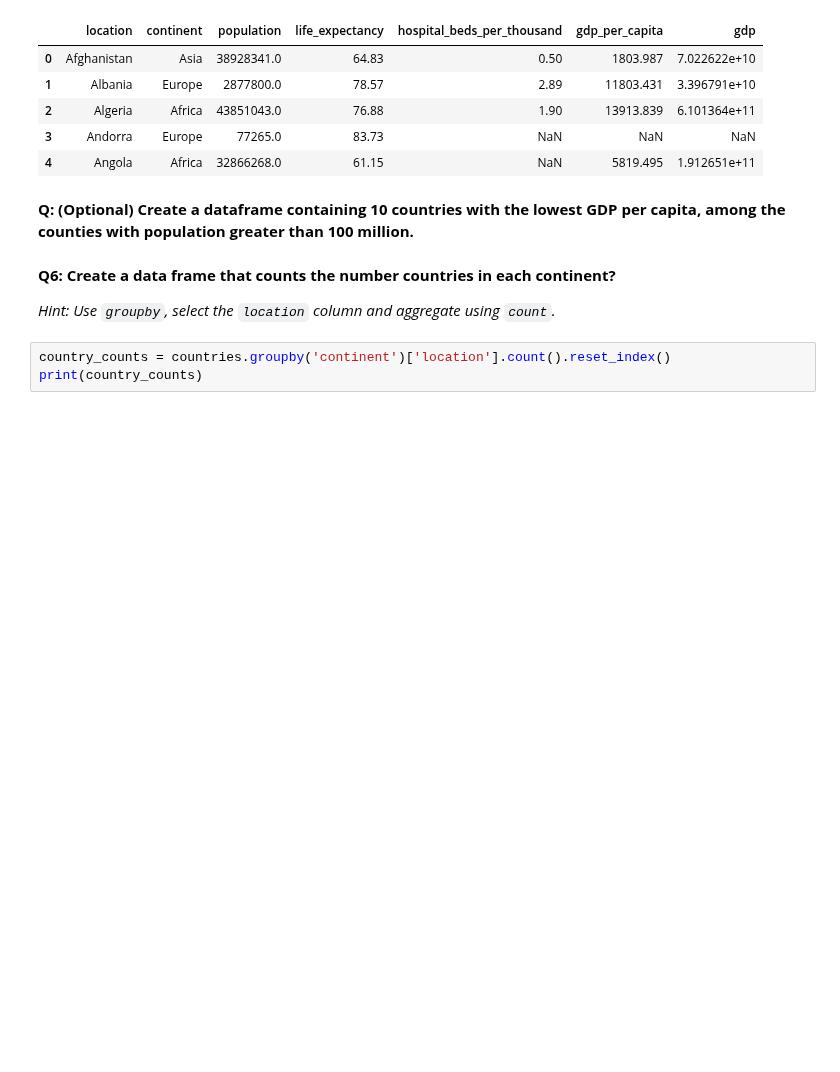
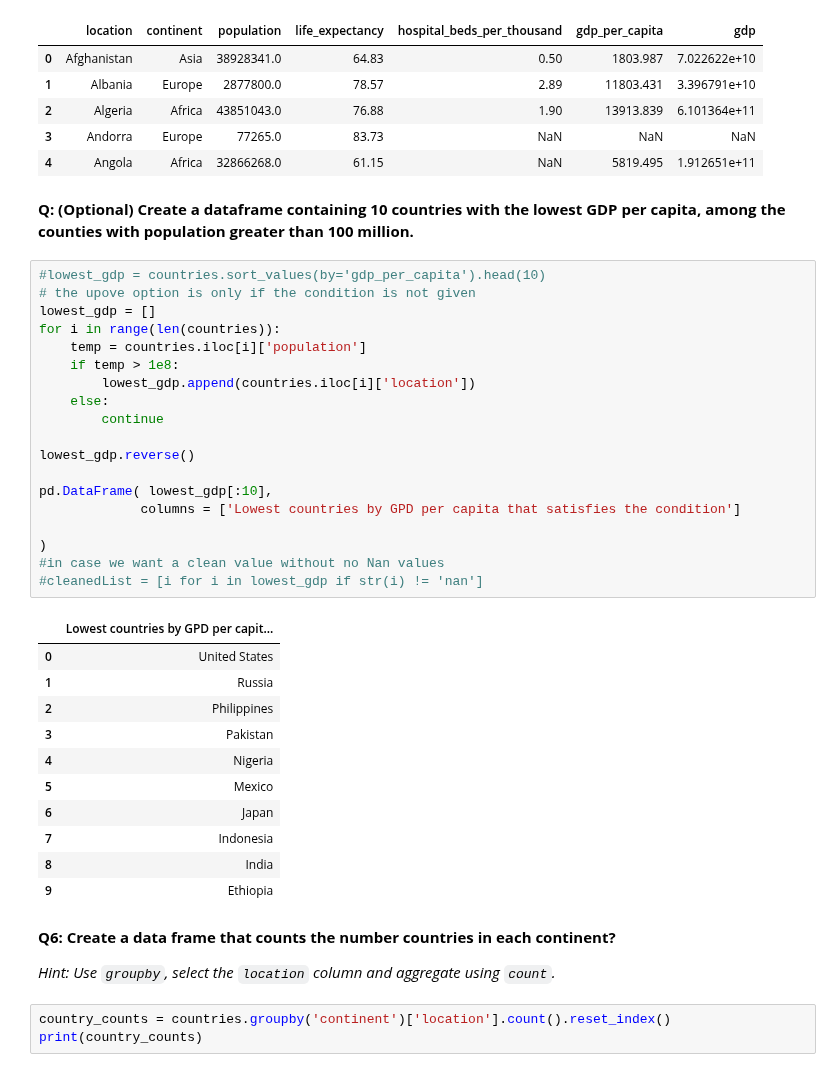
Before and after one commit to Fyn2a/test-repo, a Jupyter notebook: Assignment_Meshari.ipynb, the cells around one changed output. Drawn from its saved outputs; the diff is of its cells as text; blank space fills up the shorter version.

```diff
--- a/Assignment_Meshari.ipynb
+++ b/Assignment_Meshari.ipynb
@@ -153,6 +153,37 @@ countries.head()
 | 4 | Angola | Africa | 32866268.0 | 61.15 | NaN | 5819.495 | 1.912651e+11 |
 # %% [markdown]
 **Q: (Optional) Create a dataframe containing 10 countries with the lowest GDP per capita, among the counties with population greater than 100 million.**
+# %%
+#lowest_gdp = countries.sort_values(by='gdp_per_capita').head(10)
+# the upove option is only if the condition is not given
+lowest_gdp = []
+for i in range(len(countries)):
+    temp = countries.iloc[i]['population']
+    if temp > 1e8:
+        lowest_gdp.append(countries.iloc[i]['location'])
+    else:
+        continue
+
+lowest_gdp.reverse()
+
+pd.DataFrame( lowest_gdp[:10],
+             columns = ['Lowest countries by GPD per capita that satisfies the condition']
+
+)
+#in case we want a clean value without no Nan values
+#cleanedList = [i for i in lowest_gdp if str(i) != 'nan']
+# %% [output]
+|  | Lowest countries by GPD per capit... |
+| 0 | United States |
+| 1 | Russia |
+| 2 | Philippines |
+| 3 | Pakistan |
+| 4 | Nigeria |
+| 5 | Mexico |
+| 6 | Japan |
+| 7 | Indonesia |
+| 8 | India |
+| 9 | Ethiopia |
 # %% [markdown]
 **Q6: Create a data frame that counts the number countries in each continent?**
 
```
